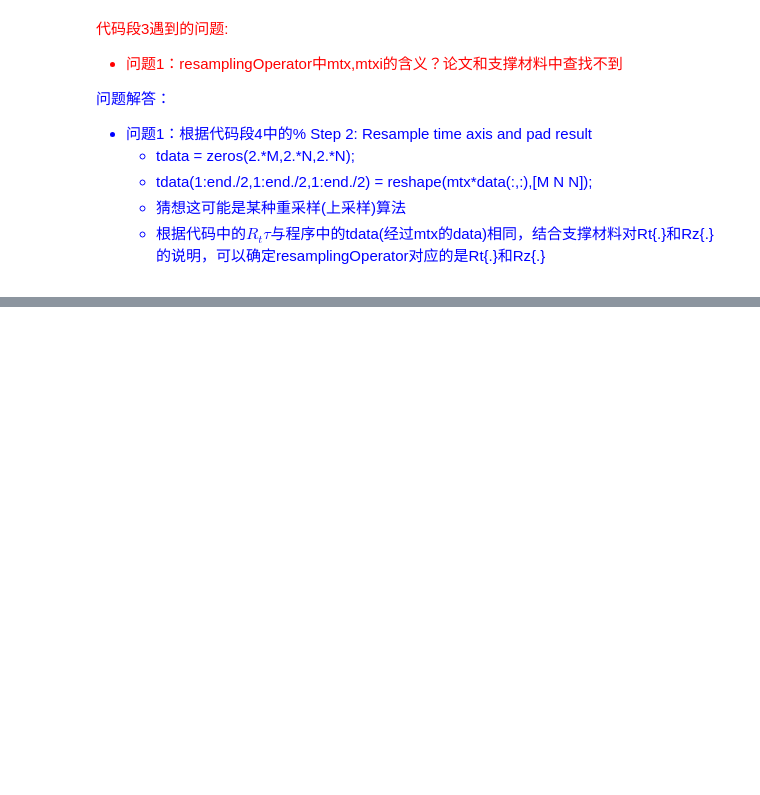
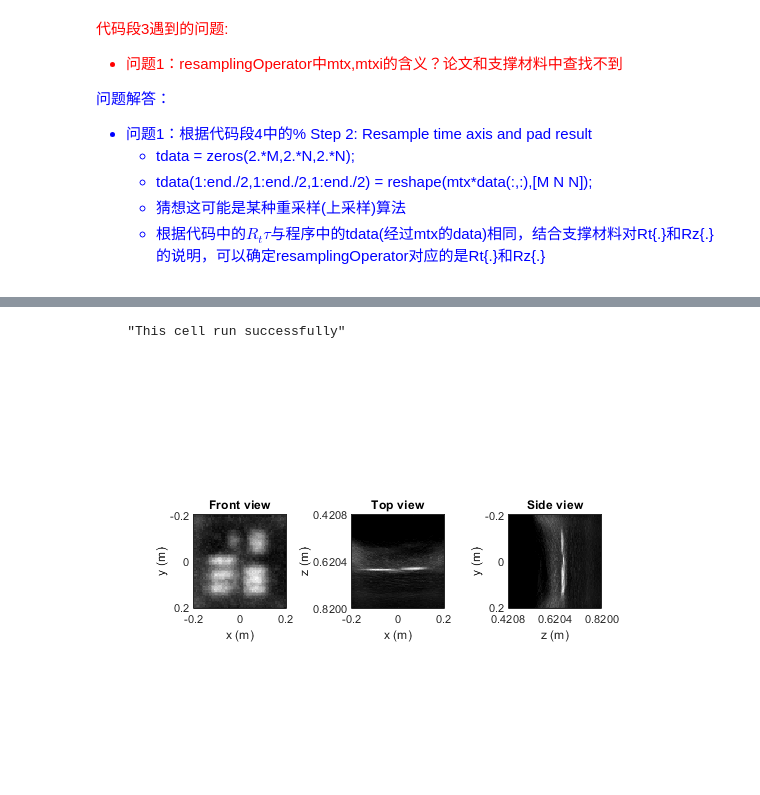
Before and after one commit to chenyuege/C-NLOS-imaging-based-on-LCT, a Jupyter notebook: Notes.ipynb, the cells around one changed output, grey strips where cells are left out. Cells and saved outputs as stored; diff of their text form; code cells hidden in the pictures; blank space fills up the shorter version.

```diff
--- a/Notes.ipynb
+++ b/Notes.ipynb
@@ -811,2 +851,72 @@ Inverting...
     "This cell run successfully"
 [figure]
+# %%
+% 代码段5
+% range = M.*c.*bin_resolution; % Maximum range for histogram
+% 时间轴变换为z轴，深度为之前的一半
+% Review: size(vol,1) segments from 0 to range./2(2.4576/2=1.2288)
+% tic_z, tic_x, tic_y 用于画图时固定坐标
+% size(vol,1): z方向分辨率
+tic_z = linspace(0,range./2,size(vol,1));
+% size(vol,2): y方向分辨率
+tic_y = linspace(-width,width,size(vol,2));
+% size(vol,3): x方向分辨率
+tic_x = linspace(-width,width,size(vol,3));
+
+% Crop and flip reconstructed volume for visualization
+% 裁剪和反转变换得到的3D复原物体 以 可视化
+% ind的含义?????
+ind = round(M.*2.*width./(range./2));
+% vol: 512*64*64, z*y*x
+% 将vol的第三维，即x轴，逆序(反转变换)
+vol = vol(:,:,end:-1:1);
+% z_offset,去除开始的无效数据
+% 1:ind, ind含义尚不理解
+vol = vol((1:ind)+z_offset,:,:);
+
+% 对应改变z轴坐标
+tic_z = tic_z((1:ind)+z_offset);
+
+% 下一部分开始绘图
+display("This cell run successfully")
+# %% [output]
+    "This cell run successfully"
+# %%
+% 代码段6
+% View result
+figure('pos',[10 10 900 300]);
+
+subplot(1,3,1);
+% 前视图即z轴(vol的第一维)的最大值
+imagesc(tic_x,tic_y,squeeze(max(vol,[],1)));
+title('Front view');
+set(gca,'XTick',linspace(min(tic_x),max(tic_x),3));
+set(gca,'YTick',linspace(min(tic_y),max(tic_y),3));
+xlabel('x (m)');
+ylabel('y (m)');
+colormap('gray');
+axis square;
+
+subplot(1,3,2);
+% 俯视图即y轴(vol的第2维)的最大值
+imagesc(tic_x,tic_z,squeeze(max(vol,[],2)));
+title('Top view');
+set(gca,'XTick',linspace(min(tic_x),max(tic_x),3));
+set(gca,'YTick',linspace(min(tic_z),max(tic_z),3));
+xlabel('x (m)');
+ylabel('z (m)');
+colormap('gray');
+axis square;
+
+subplot(1,3,3);
+% 俯视图即z轴(vol的第3维)的最大值
+imagesc(tic_z,tic_y,squeeze(max(vol,[],3))')
+title('Side view');
+set(gca,'XTick',linspace(min(tic_z),max(tic_z),3));
+set(gca,'YTick',linspace(min(tic_y),max(tic_y),3));
+xlabel('z (m)');
+ylabel('y (m)');
+colormap('gray');
+axis square;
+# %% [output]
+[figure, added]
```
Also changed, not shown: parts of 3 cells of this notebook.
